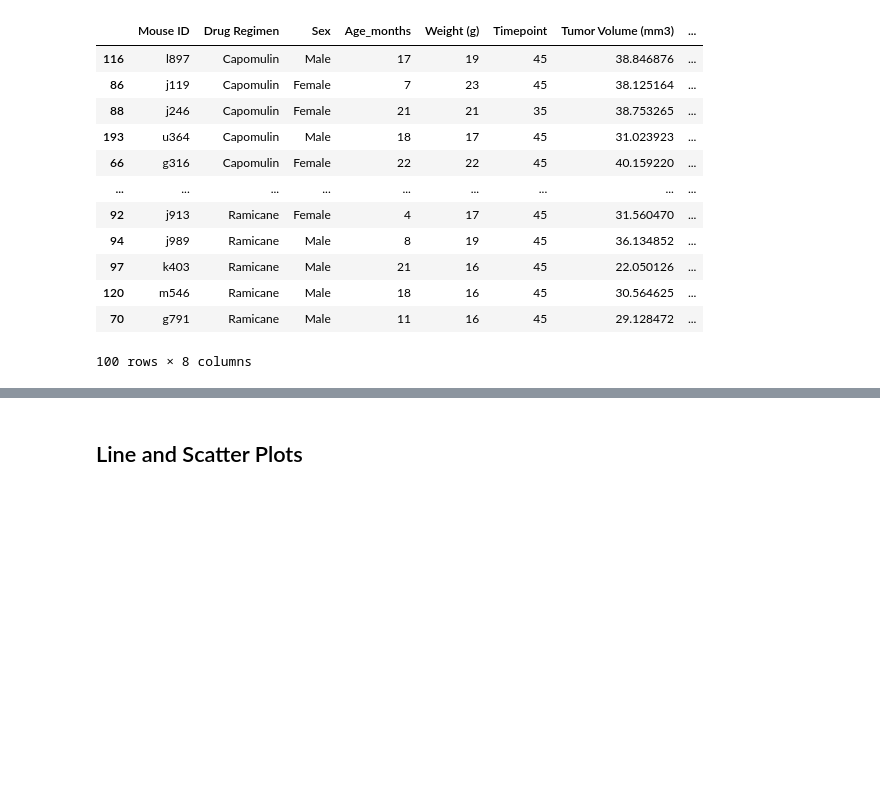
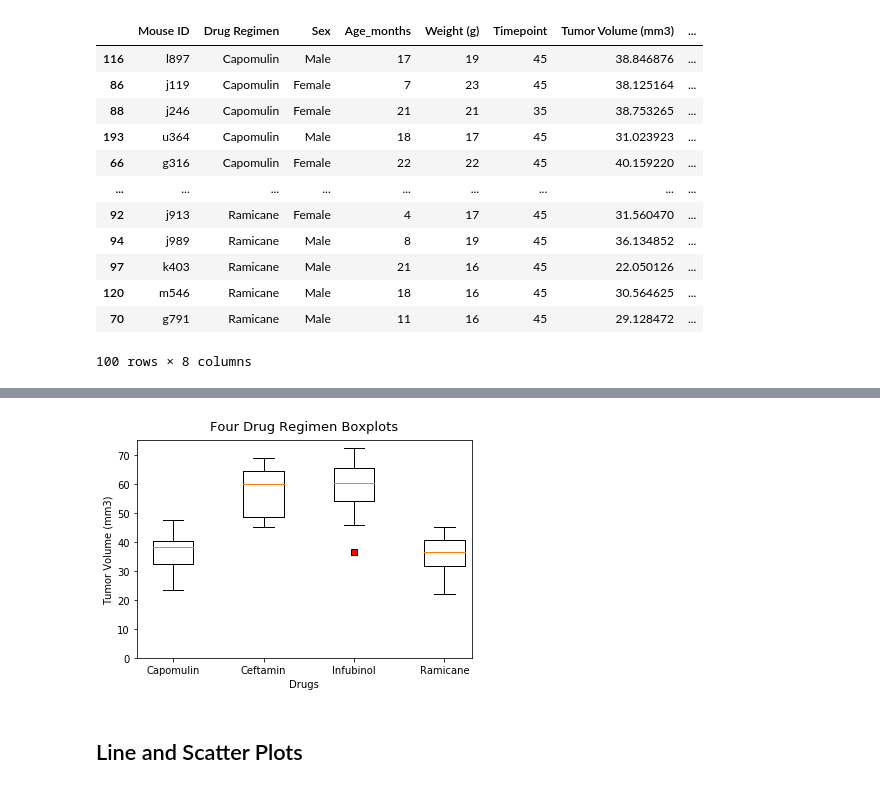
Before and after one commit to azpunit/Matplotlib-challenge, a Jupyter notebook: pymaceuticals.ipynb, the cells around one changed output, grey strips where cells are left out. Saved outputs shown, nothing was run; the diff lists cells and outputs as text; code cells hidden in the pictures; blank space fills up the shorter version.

```diff
--- a/pymaceuticals.ipynb
+++ b/pymaceuticals.ipynb
@@ -301,30 +301,3 @@ final_last
 | 120 | m546 | Ramicane | Male | 18 | 16 | 45 | 30.564625 | ... |
 | 70 | g791 | Ramicane | Male | 11 | 16 | 45 | 29.128472 | ... |
 100 rows × 8 columns
-# %%
-columns = ["Mouse ID", "Drug Regimen", "Sex", "Age_months", "Weight (g)", "Timepoint", "Tumor Volume (mm3)", "Metastatic Sites"]
-
-# Put treatments into a list for for loop (and later for plot labels)
-Capomulin = []
-Ceftamin = []
-Infubinol = []
-Ramicane = []
-
-# Create empty list to fill with tumor vol data (for plotting)
-data = []
-
-# Calculate the IQR and quantitatively determine if there are any potential outliers.
-
-for drug in final_last:
-    # Locate the rows which contain mice on each drug and get the tumor volumes
-    final_last_df = final_last.sort_values("Tumor Volume (mm3)")
-    capomulin_drug_regimen = final_last_df.loc[final_last_df["Drug Regimen"] == "Capomulin", columns]
-    ceftamin_drug_regimen = final_last_df.loc[final_last_df["Drug Regimen"] == "Ceftamin", columns]
-    infubinol_drug_regimen = final_last_df.loc[final_last_df["Drug Regimen"] == "Infubinol", columns]
-    ramicane_drug_regimen = final_last_df.loc[final_last_df["Drug Regimen"] == "Ramicane", columns]
-    # add subset
-    capomulin = [x for x in capomulin_drug_regimen["Tumor Volume (mm3)"]]
-    ceftamin = [x1 for x1 in ceftamin_drug_regimen["Tumor Volume (mm3)"]]
-    infubinol = [x for x in capomulin_drug_regimen["Tumor Volume (mm3)"]]
-    ramicane = [x1 for x1 in ceftamin_drug_regimen["Tumor Volume (mm3)"]]
-    # Determine outliers using upper and lower bounds
@@ -333,2 +402,16 @@ for drug in final_last:
+# %%
+# Generate a box plot of the final tumor volume of each mouse across four regimens of interest
+fig1, boxplots = plt.subplots()
+boxplots.set_title("Four Drug Regimen Boxplots", fontsize=13, pad=10)
+boxplots.set_ylabel("Tumor Volume (mm3)")
+boxplots.set_xlabel("Drugs")
+boxplots.set_xticklabels(drug_list, rotation="horizontal")
+red_square = dict(markerfacecolor='r', marker='s')
+boxplots.boxplot(data, flierprops=red_square)
+boxplots.set_ylim(0, 75)
+boxplots.set_xlim(0.6, len(drug_list)+0.3)
+plt.show()
+# %% [output]
+[figure, added]
 # %% [markdown]
 ## Line and Scatter Plots
```
Also changed, not shown: parts of 8 cells of this notebook, 2 other files.
